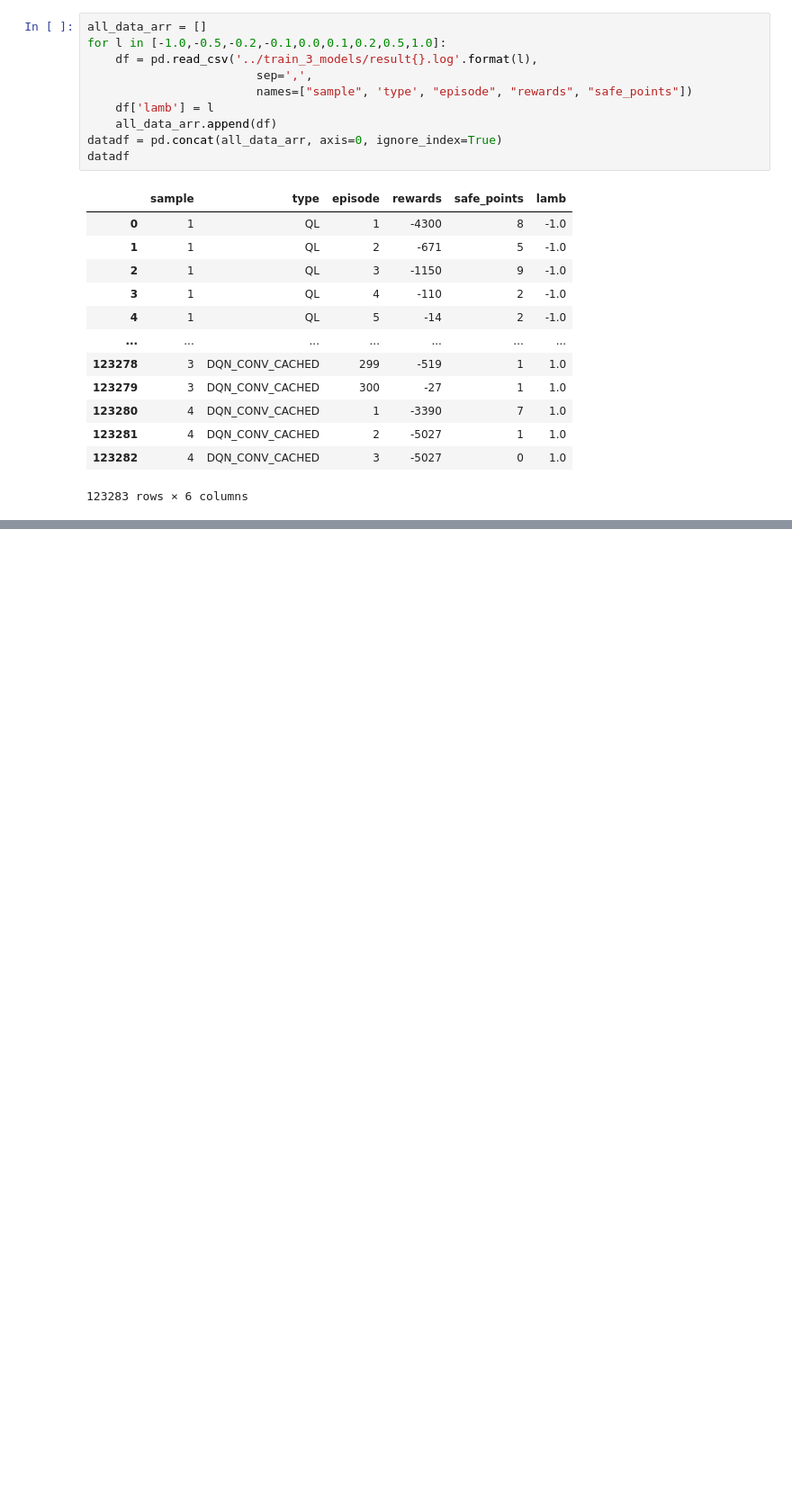
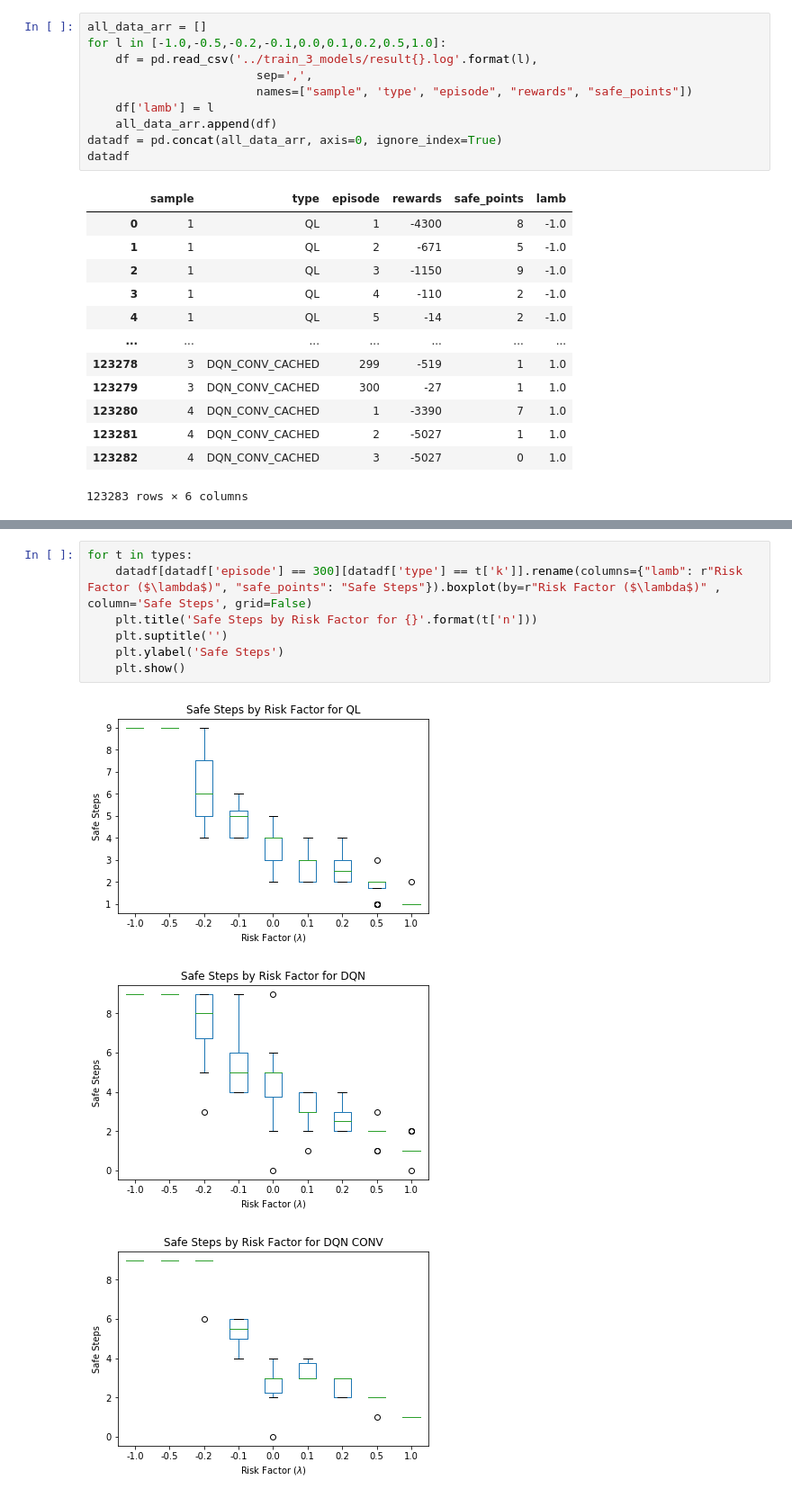
Before and after one commit to dulpneto/RiverCrossing-DQN, a Jupyter notebook: notebooks/Analysis QL.ipynb, the cells around one changed output, grey strips where cells are left out. Shown at 90% size. Saved outputs shown, nothing was run; the diff lists cells and outputs as text; blank space fills up the shorter version.

```diff
--- a/notebooks/Analysis QL.ipynb
+++ b/notebooks/Analysis QL.ipynb
@@ -322,0 +319,11 @@ plt.show()
+# %%
+for t in types:
+    datadf[datadf['episode'] == 300][datadf['type'] == t['k']].rename(columns={"lamb": r"Risk Factor ($\lambda$)", "safe_points": "Safe Steps"}).boxplot(by=r"Risk Factor ($\lambda$)" , column='Safe Steps', grid=False)
+    plt.title('Safe Steps by Risk Factor for {}'.format(t['n']))
+    plt.suptitle('')
+    plt.ylabel('Safe Steps')
+    plt.show()
+# %% [output]
+[figure, added]
+[figure, added]
+[figure, added]
```
Also changed, not shown: parts of 5 cells of this notebook.
